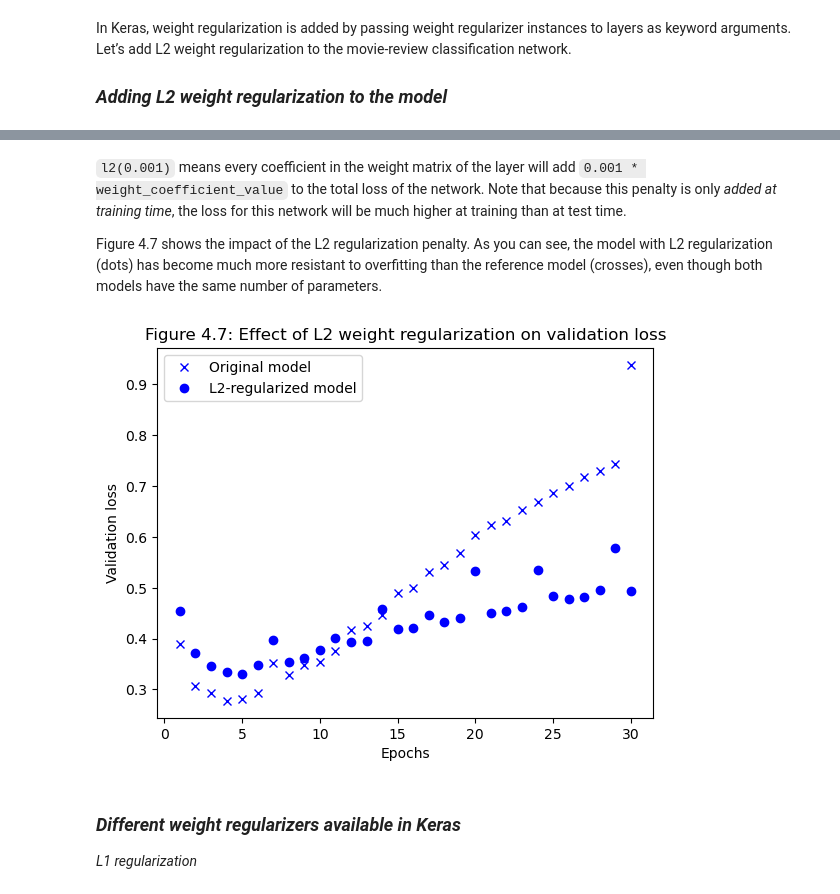
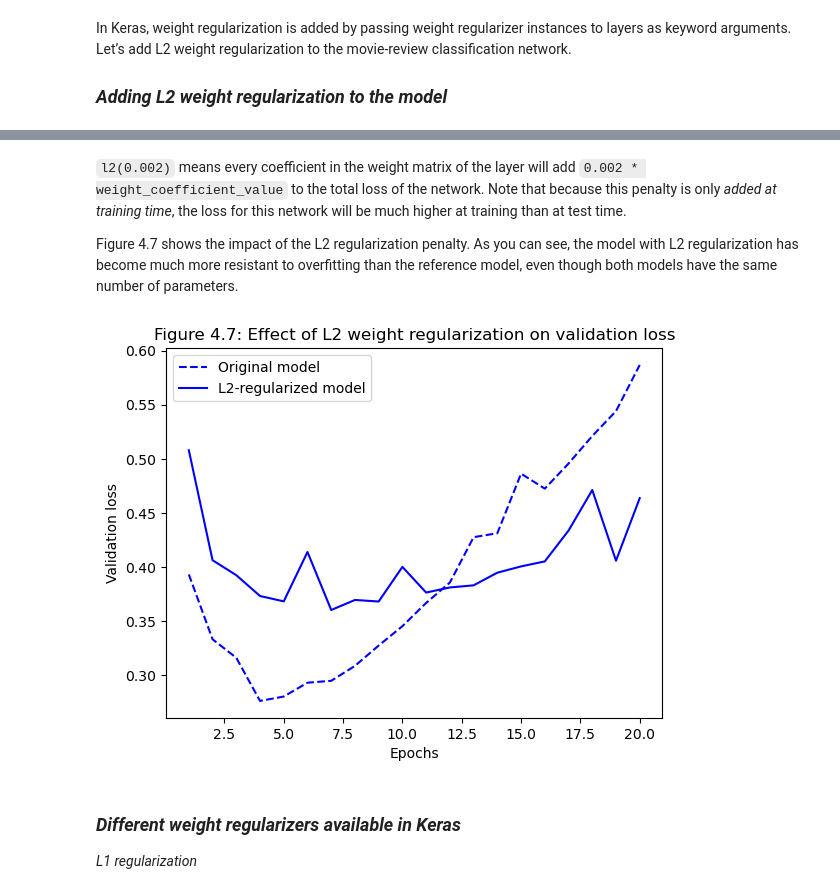
Before and after one commit to HyuugaKojiro1612/deep-learning-with-python, a Jupyter notebook: 5_4_4_model_regularization.ipynb, the cells around one changed output, grey strips where cells are left out. Saved outputs shown, nothing was run; the diff lists cells and outputs as text; code cells hidden in the pictures.

```diff
--- a/5_4_4_model_regularization.ipynb
+++ b/5_4_4_model_regularization.ipynb
@@ -61,17 +46,15 @@ test: 25000
 # %% [markdown]
 ### *Original model*
 # %%
-from keras import models
-from keras import layers
-from keras import losses
-from keras import metrics
+from tensorflow import keras
+from tensorflow.keras import layers
 
-original_model = models.Sequential()
-original_model.add(layers.Dense(16, activation='relu', input_shape=(10000,)))
-original_model.add(layers.Dense(16, activation='relu'))
-original_model.add(layers.Dense(1, activation='sigmoid'))
+original_model = keras.Sequential([
+    layers.Dense(16, activation='relu'),
+    layers.Dense(16, activation='relu'),
+    layers.Dense(1, activation='sigmoid')
+])
 
 original_model.compile(optimizer='rmsprop', loss='binary_crossentropy', metrics=['acc'])
 
-original_history = original_model.fit(partial_x_train, partial_y_train, epochs=30,\
-                    batch_size=512, validation_data=(x_val, y_val))
+original_history = original_model.fit(train_data, train_labels, epochs=20, batch_size=512, validation_split=0.4, verbose=0)
@@ -208,14 +151,14 @@ In Keras, weight regularization is added by passing weight regularizer instances
 
 ### *Adding L2 weight regularization to the model*
 # %%
-from keras import regularizers
+from tensorflow.keras import regularizers
 
-l2_model = models.Sequential()
-l2_model.add(layers.Dense(16, kernel_regularizer=regularizers.l2(0.001), activation='relu', input_shape=(10000,)))
-l2_model.add(layers.Dense(16, kernel_regularizer=regularizers.l2(0.001), activation='relu'))
-l2_model.add(layers.Dense(1, activation='sigmoid'))
+l2_model = keras.Sequential([
+    layers.Dense(16, kernel_regularizer=regularizers.l2(0.002), activation='relu'),
+    layers.Dense(16, kernel_regularizer=regularizers.l2(0.002), activation='relu'),
+    layers.Dense(1, activation='sigmoid')
+])
 
 l2_model.compile(optimizer='rmsprop', loss='binary_crossentropy', metrics=['acc'])
 
-l2_history = l2_model.fit(partial_x_train, partial_y_train, epochs=30,\
-                    batch_size=512, validation_data=(x_val, y_val))
+l2_history = l2_model.fit(train_data, train_labels, epochs=20, batch_size=512, validation_split=0.4, verbose=0)
@@ -240,22 +165,22 @@ Epoch 30/30
 # %% [markdown]
-`l2(0.001)` means every coefficient in the weight matrix of the layer will add `0.001 * weight_coefficient_value` to the total loss of the network. Note that because this penalty is only *added at training time*, the loss for this network will be much higher at training than at test time.
+`l2(0.002)` means every coefficient in the weight matrix of the layer will add `0.002 * weight_coefficient_value` to the total loss of the network. Note that because this penalty is only *added at training time*, the loss for this network will be much higher at training than at test time.
 
- Figure 4.7 shows the impact of the L2 regularization penalty. As you can see, the model with L2 regularization (dots) has become much more resistant to overfitting than the reference model (crosses), even though both models have the same number of parameters.
+ Figure 4.7 shows the impact of the L2 regularization penalty. As you can see, the model with L2 regularization has become much more resistant to overfitting than the reference model, even though both models have the same number of parameters.
 # %%
 o_val_loss_values = original_history.history['val_loss']
 l2_val_loss_values = l2_history.history['val_loss']
 epochs = range(1, len(o_val_loss_values) + 1)
 
-plt.plot(epochs, o_val_loss_values, 'bx', label='Original model')
-plt.plot(epochs, l2_val_loss_values, 'bo', label='L2-regularized model')
+plt.plot(epochs, o_val_loss_values, 'b--', label='Original model')
+plt.plot(epochs, l2_val_loss_values, 'b', label='L2-regularized model')
 plt.title('Figure 4.7: Effect of L2 weight regularization on validation loss')
 plt.xlabel('Epochs')
 plt.ylabel('Validation loss')
 plt.legend()
 
 plt.show()
 # %% [output]
-[figure, old version]
+[figure, new version]
 # %% [markdown]
 ### *Different weight regularizers available in Keras*
 *L1 regularization*
```
Also changed, not shown: parts of 14 cells of this notebook.
